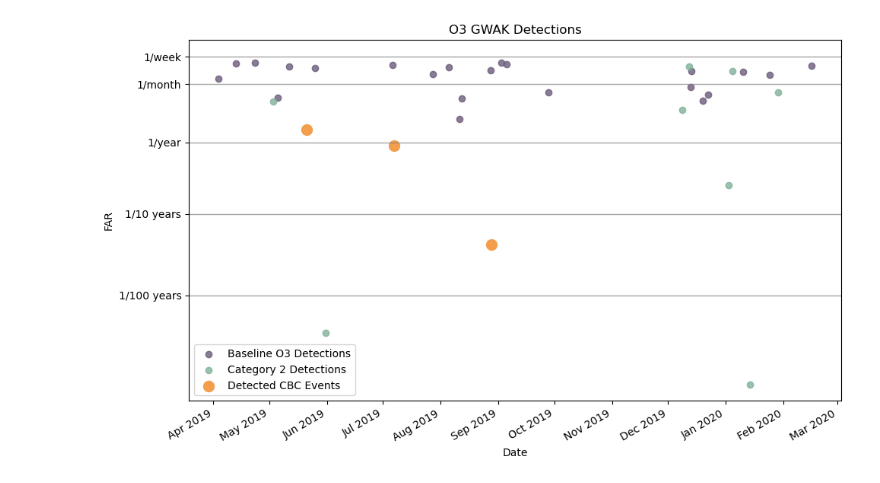
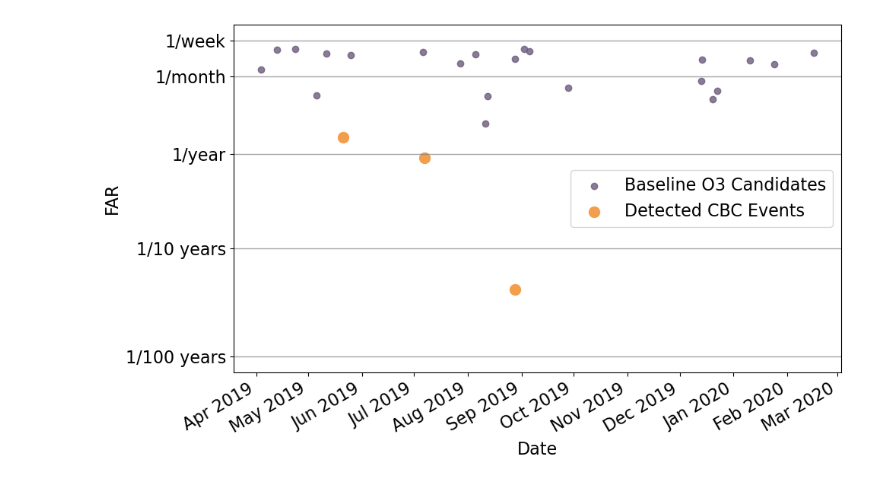
Before and after one commit to katyagovorkova/gw-anomaly, a Jupyter notebook: gw_anomaly/scripts/plot_event_display.ipynb, the cells around one changed output. Drawn from its saved outputs; the diff is of its cells as text; code cells hidden in the pictures.

```diff
--- a/gw_anomaly/scripts/plot_event_display.ipynb
+++ b/gw_anomaly/scripts/plot_event_display.ipynb
@@ -83,38 +83,41 @@ plt.figure(figsize=(10, 6))
 # Horizontal lines
 for level in metric_levels:
     plt.axhline(level, color="gray", linewidth=1, alpha=0.7)
 
 # Primary data
-plt.scatter(x_primary, y_primary, color=colors["primary"], label="Baseline O3 Detections", alpha=0.8)
+plt.scatter(x_primary, y_primary, color=colors["primary"], label="Baseline O3 Candidates", alpha=0.8)
 
-# Secondary data
-plt.scatter(x_secondary, y_secondary, color=colors["secondary"], label="Category 2 Detections", alpha=0.8)
+# # Secondary data
+# plt.scatter(x_secondary, y_secondary, color=colors["secondary"], label="Category 2 Detections", alpha=0.8)
 
 # Highlighted data
 plt.scatter(x_highlighted, y_highlighted, color=colors["highlighted"], label="Detected CBC Events", alpha=1.0, s=100)
 
 # Set y-axis to logarithmic scale
 # plt.yscale("log")
 # plt.gca().invert_yaxis()  # FAR decreases downward
 plt.yticks(metric_levels, far_labels)  # Map y-axis ticks to FAR labels
 
 # Set x-axis format for better readability
 plt.gca().xaxis.set_major_formatter(mdates.DateFormatter("%b %Y"))
 plt.gca().xaxis.set_major_locator(mdates.MonthLocator(interval=1))
 plt.gcf().autofmt_xdate()
 
+fs = 16
 # Add labels and title
-plt.xlabel("Date")
-plt.ylabel("FAR")
-plt.title("O3 GWAK Detections")
+plt.xlabel("Date", fontsize=fs)
+plt.ylabel("FAR", fontsize=fs)
+# plt.title("O3 GWAK Detections")
 
 # Show legend
-plt.legend()
+plt.legend(fontsize=fs)
+
+plt.tick_params(axis='both', which='major', labelsize=fs)
 
 # Display plot
 plt.tight_layout()
 # plt.show()
 
 plt.savefig('plots/event_display.png')
 # %% [output]
-[figure, old version]
+[figure, new version]
```
Also changed, not shown: 39 other files.
